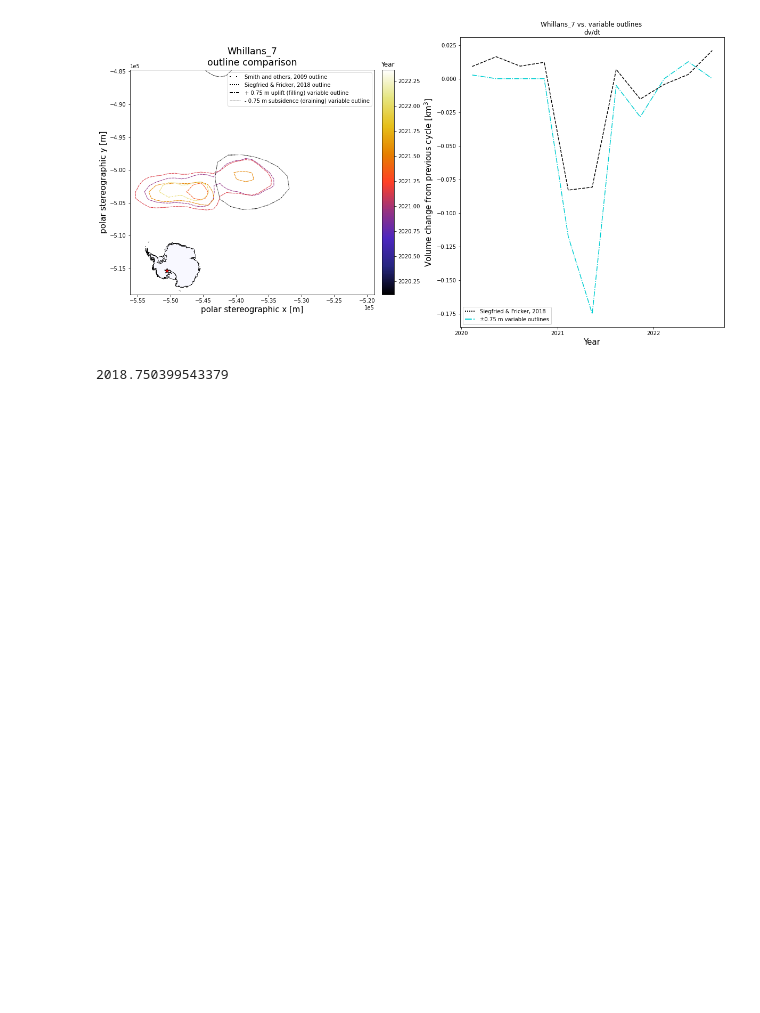
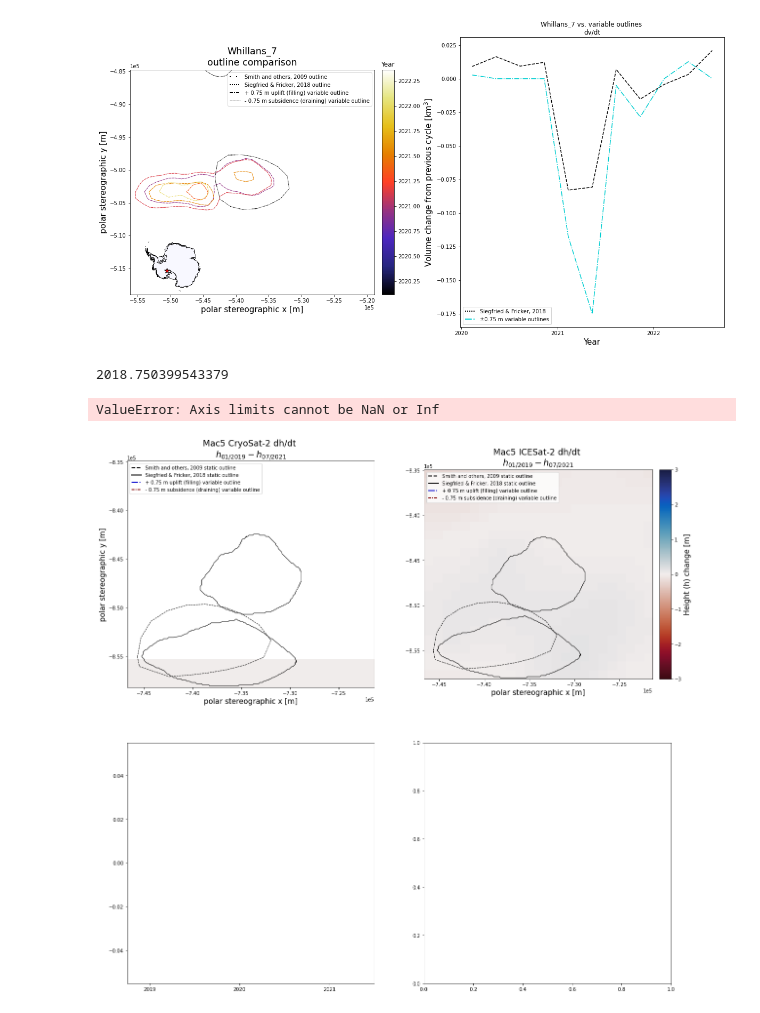
Before and after one commit to wsauthoff/Sauthoff-2025-GRL, a Jupyter notebook: dhdvdt-using-variable-outlines.ipynb, the cells around one changed output. Cells and saved outputs as stored; diff of their text form; code cells hidden in the pictures; blank space fills up the shorter version.

Commit message:
Update dhdvdt-using-variable-outlines.ipynb
finalized CryoSat-2/ICESat-2 comparison func

```diff
--- a/dhdvdt-using-variable-outlines.ipynb
+++ b/dhdvdt-using-variable-outlines.ipynb
@@ -1920,3 +1982,9 @@ def S09SF18varoutlines_dhdvdt_anim(lakename_SF18, buffer, thres):
         # create animation and save, adjust interval
         ani.finish()
         plt.close()
+# %%
+# test function working using one lake
+S09SF18varoutlines_dhdvdt_CS2vsIS2_anim('Mac5', 7500, 0.75)
+# %% [output]
+ValueError: Axis limits cannot be NaN or Inf
+[figure, added]
```
Also changed, not shown: parts of 8 cells of this notebook.
